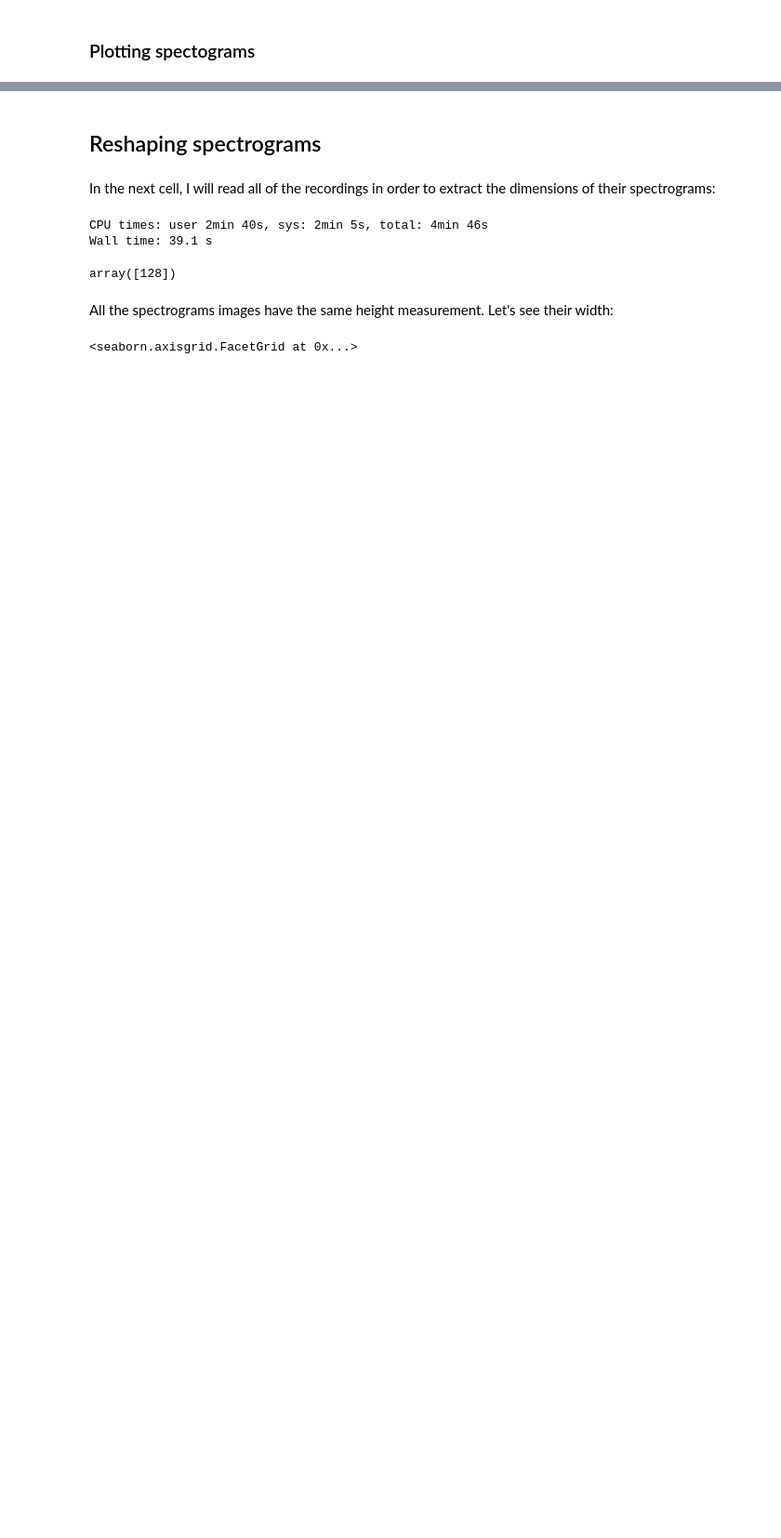
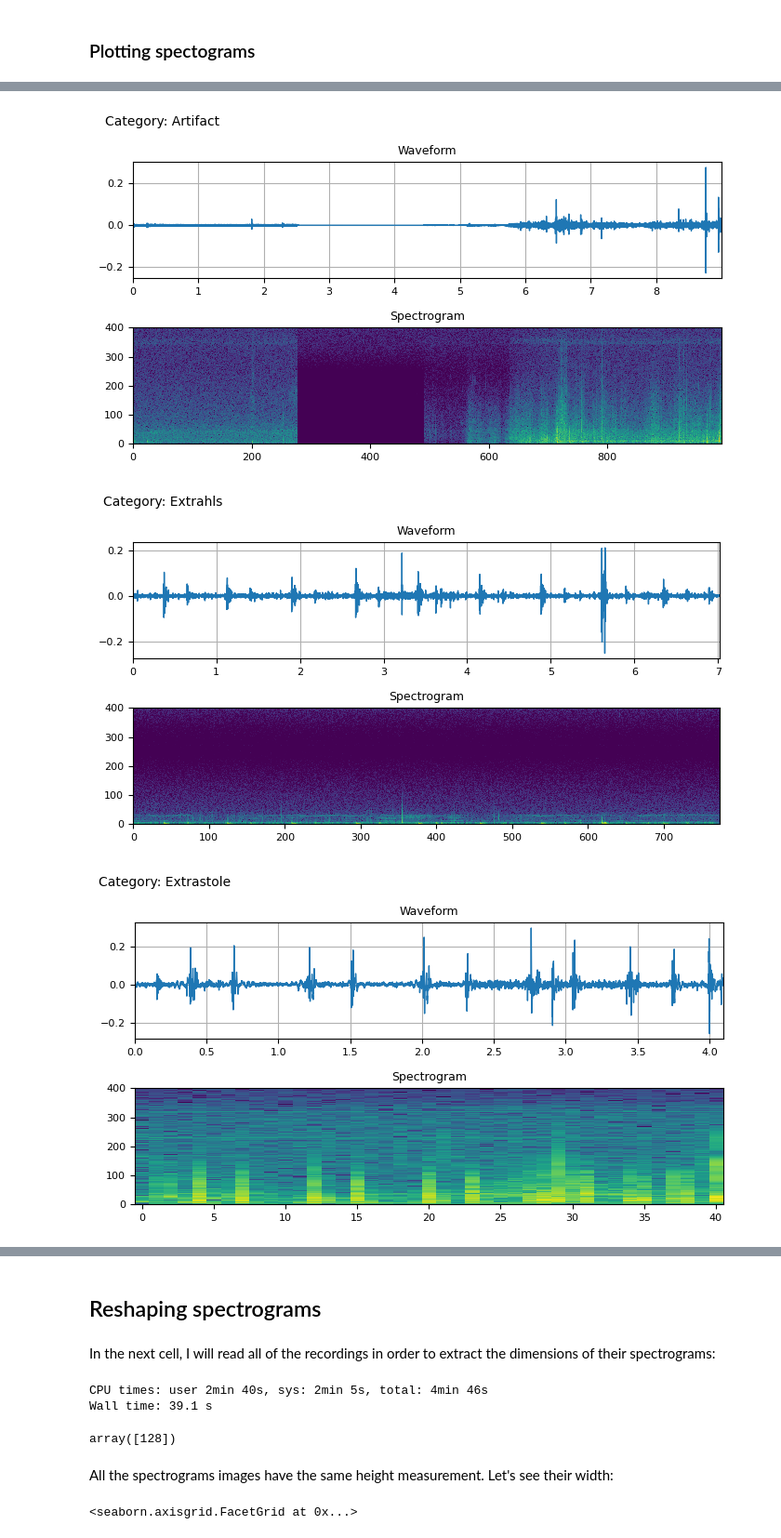
Before and after one commit to edcalderin/Heartbet-Sound-Anomaly-Detector, a Jupyter notebook: notebooks/exploration.ipynb, the cells around one changed output, grey strips where cells are left out. Shown at 93% size. Drawn from its saved outputs; the diff is of its cells as text; code cells hidden in the pictures; blank space fills up the shorter version.

```diff
--- a/notebooks/exploration.ipynb
+++ b/notebooks/exploration.ipynb
@@ -226,0 +212,20 @@ plt.show()
+# %%
+%%time
+
+transform = torchaudio.transforms.Spectrogram(n_fft=800)
+sns.reset_orig()
+for ((label, _), (y, sr)) in load_audio_from_groupby():
+
+    fig, (ax1, ax2) = plt.subplots(2, 1, figsize=(7, 4))
+    plt.subplots_adjust(hspace=.3)
+    plot_waveform(waveform=y, sr=sr, ax=ax1)
+
+    plot_spectrogram(transform, y, ax=ax2)
+    plt.suptitle(f'Category: {label}', x=0.12, y=0.97, fontsize=10)
+    fig.tight_layout()
+
+    plt.show()
+# %% [output]
+[figure, added]
+[figure, added]
+[figure, added]
```
Also changed, not shown: parts of 20 cells of this notebook, 2 other files.
